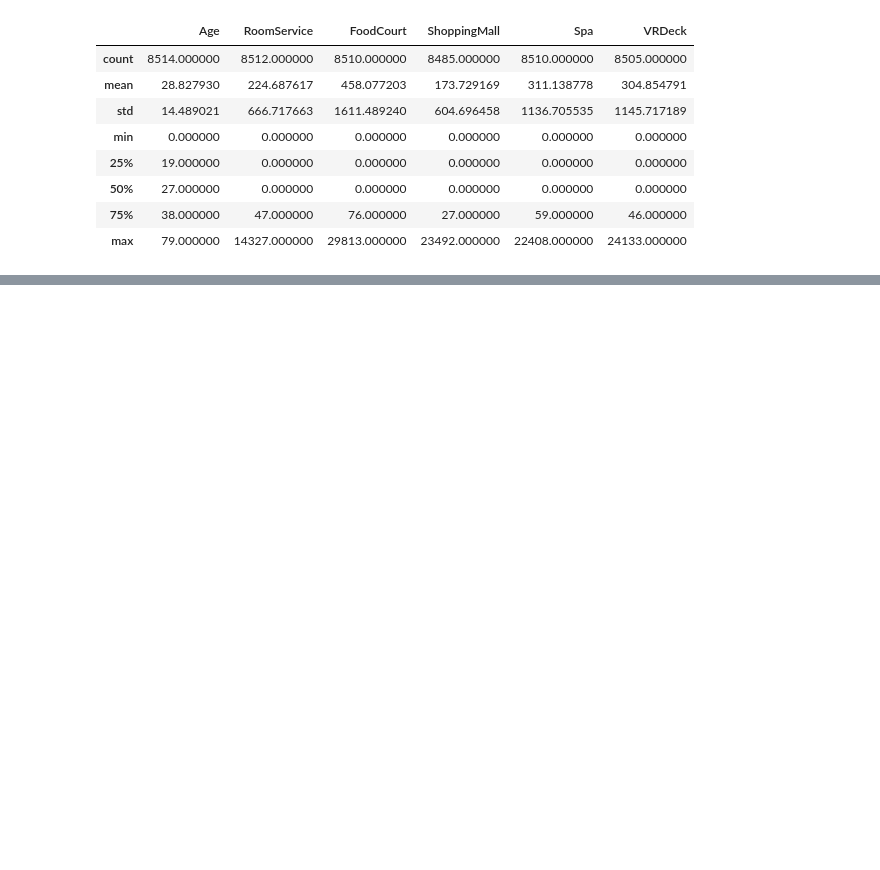
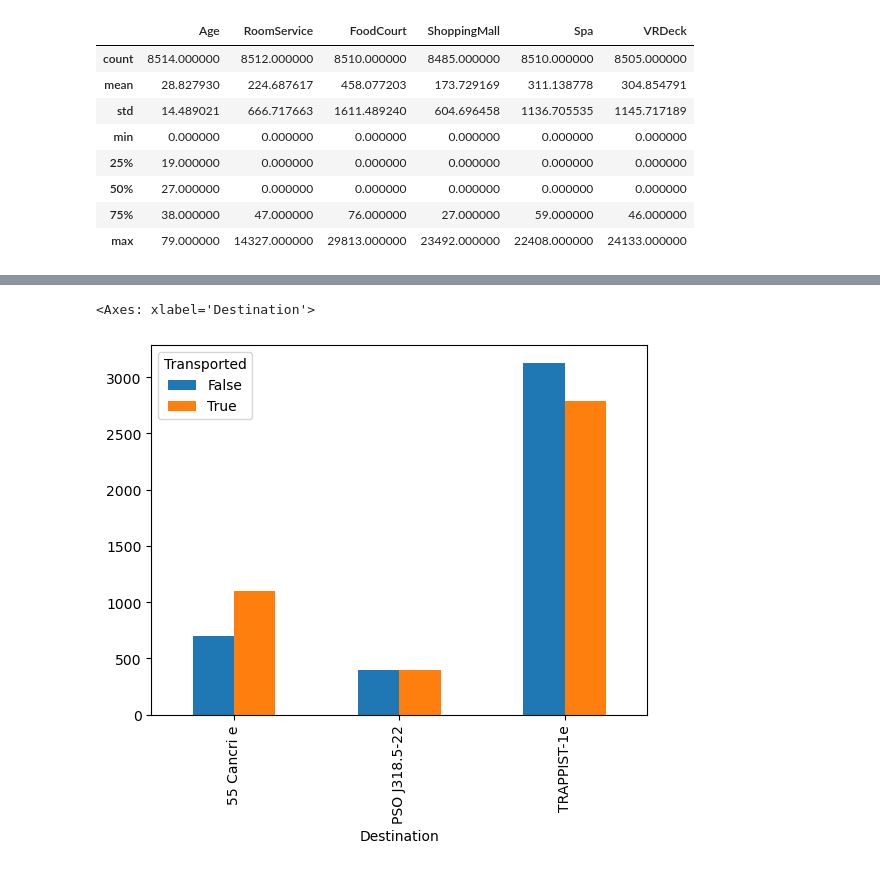
Before and after one commit to JeanGC970520/spaceship_titanic, a Jupyter notebook: main.ipynb, the cells around one changed output, grey strips where cells are left out. Cells and saved outputs as stored; diff of their text form; code cells hidden in the pictures; blank space fills up the shorter version.

```diff
--- a/main.ipynb
+++ b/main.ipynb
@@ -99,0 +164,5 @@ X_train_full.describe()
+# %%
+X_train_full.groupby(['Transported', 'Destination']).count()['PassengerId'].unstack(level=0).plot.bar()
+# %% [output]
+<Axes: xlabel='Destination'>
+[figure, added]
```
Also changed, not shown: parts of 17 cells of this notebook.
